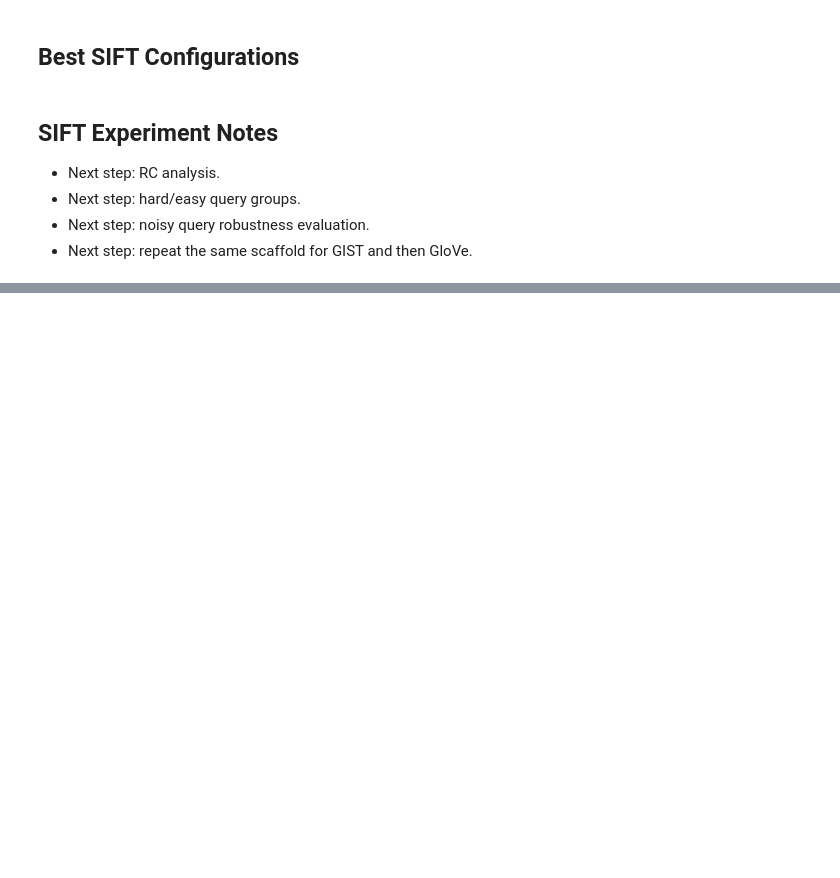
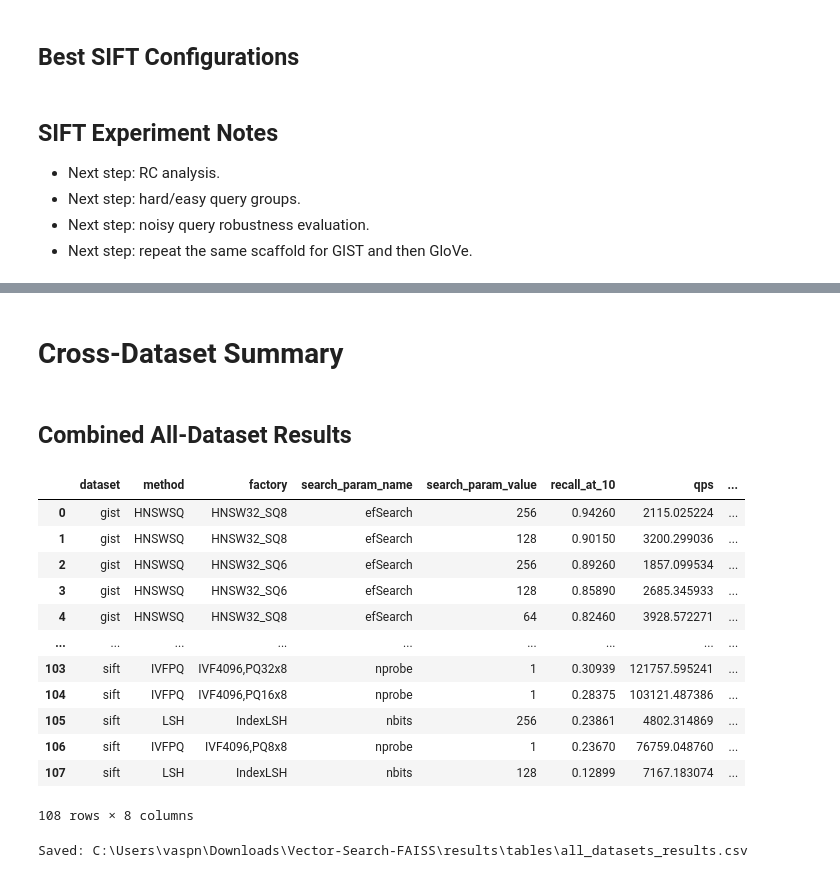
Before and after one commit to Valia-p/Vector-Search-FAISS, a Jupyter notebook: notebooks/experiments.ipynb, the cells around one changed output, grey strips where cells are left out. Drawn from its saved outputs; the diff is of its cells as text; code cells hidden in the pictures; blank space fills up the shorter version.

```diff
--- a/notebooks/experiments.ipynb
+++ b/notebooks/experiments.ipynb
@@ -239,0 +1299,4 @@ best_sift_summary_df
+# %% [markdown]
+# Cross-Dataset Summary
+# %% [markdown]
+## Combined All-Dataset Results
@@ -239,0 +1317,26 @@ best_sift_summary_df
+# %%
+all_results_df = pd.concat([sift_results_df, gist_results_df, glove_results_df], ignore_index=True)
+all_results_sorted_df = all_results_df.sort_values(["dataset", "recall_at_10", "qps"], ascending=[True, False, False]).reset_index(drop=True)
+all_results_sorted_df
+# %% [output]
+|  | dataset | method | factory | search_param_name | search_param_value | recall_at_10 | qps | ... |
+| 0 | gist | HNSWSQ | HNSW32_SQ8 | efSearch | 256 | 0.94260 | 2115.025224 | ... |
+| 1 | gist | HNSWSQ | HNSW32_SQ8 | efSearch | 128 | 0.90150 | 3200.299036 | ... |
+| 2 | gist | HNSWSQ | HNSW32_SQ6 | efSearch | 256 | 0.89260 | 1857.099534 | ... |
+| 3 | gist | HNSWSQ | HNSW32_SQ6 | efSearch | 128 | 0.85890 | 2685.345933 | ... |
+| 4 | gist | HNSWSQ | HNSW32_SQ8 | efSearch | 64 | 0.82460 | 3928.572271 | ... |
+| ... | ... | ... | ... | ... | ... | ... | ... | ... |
+| 103 | sift | IVFPQ | IVF4096,PQ32x8 | nprobe | 1 | 0.30939 | 121757.595241 | ... |
+| 104 | sift | IVFPQ | IVF4096,PQ16x8 | nprobe | 1 | 0.28375 | 103121.487386 | ... |
+| 105 | sift | LSH | IndexLSH | nbits | 256 | 0.23861 | 4802.314869 | ... |
+| 106 | sift | IVFPQ | IVF4096,PQ8x8 | nprobe | 1 | 0.23670 | 76759.048760 | ... |
+| 107 | sift | LSH | IndexLSH | nbits | 128 | 0.12899 | 7167.183074 | ... |
+108 rows × 8 columns
+# %%
+tables_dir = PROJECT_ROOT / "results" / "tables"
+tables_dir.mkdir(parents=True, exist_ok=True)
+all_results_path = tables_dir / "all_datasets_results.csv"
+all_results_df.to_csv(all_results_path, index=False)
+print(f"Saved: {all_results_path}")
+# %% [output]
+Saved: C:\Users\vaspn\Downloads\Vector-Search-FAISS\results\tables\all_datasets_results.csv
```
Also changed, not shown: parts of 129 cells of this notebook, 49 other files.
